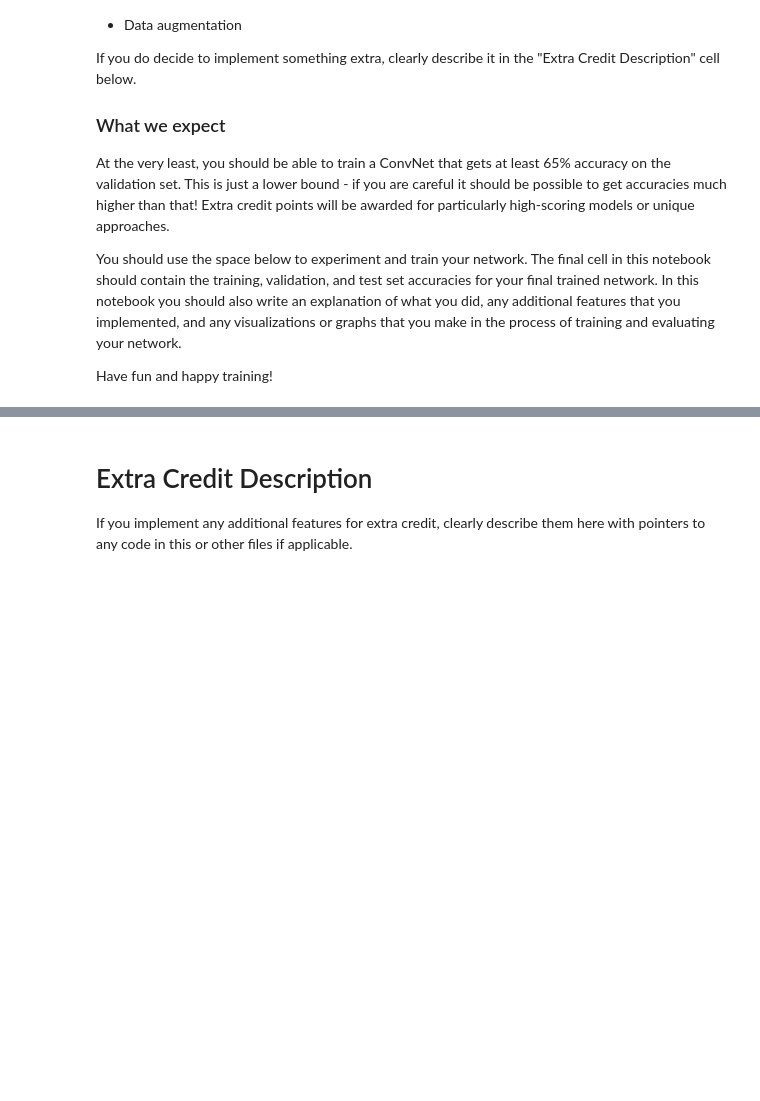
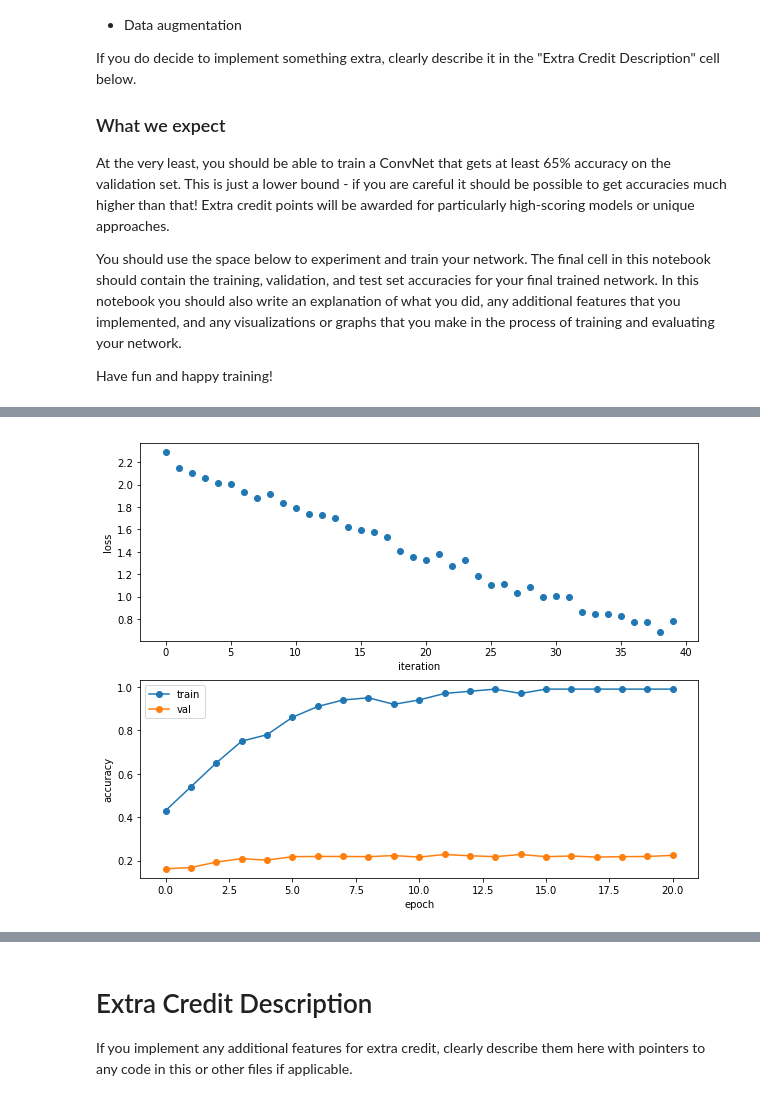
Before and after one commit to ewanlee/cs231n, a Jupyter notebook: cs231n-assignments/assignment2/ConvolutionalNetworks.ipynb, the cells around one changed output, grey strips where cells are left out. Drawn from its saved outputs; the diff is of its cells as text; code cells hidden in the pictures; blank space fills up the shorter version.

```diff
--- a/cs231n-assignments/assignment2/ConvolutionalNetworks.ipynb
+++ b/cs231n-assignments/assignment2/ConvolutionalNetworks.ipynb
@@ -560,0 +920,19 @@ Have fun and happy training!
+# %%
+num_train = 100
+small_data = {
+  'X_train': data['X_train'][:num_train],
+  'y_train': data['y_train'][:num_train],
+  'X_val': data['X_val'],
+  'y_val': data['y_val'],
+}
+
+model = ThreeLayerConvNet(weight_scale=1e-2,use_batchnorm = True)
+
+solver = Solver(model, small_data,
+                num_epochs=20, batch_size=50,
+                update_rule='adam',
+                optim_config={
+                  'learning_rate': 1e-3,
+                },
+                verbose=True, print_every=1)
+solver.train()
@@ -560,0 +957,15 @@ Have fun and happy training!
+# %%
+plt.subplot(2, 1, 1)
+plt.plot(solver.loss_history, 'o')
+plt.xlabel('iteration')
+plt.ylabel('loss')
+
+plt.subplot(2, 1, 2)
+plt.plot(solver.train_acc_history, '-o')
+plt.plot(solver.val_acc_history, '-o')
+plt.legend(['train', 'val'], loc='upper left')
+plt.xlabel('epoch')
+plt.ylabel('accuracy')
+plt.show()
+# %% [output]
+[figure, added]
```
Also changed, not shown: parts of 46 cells of this notebook, 10 other files.
